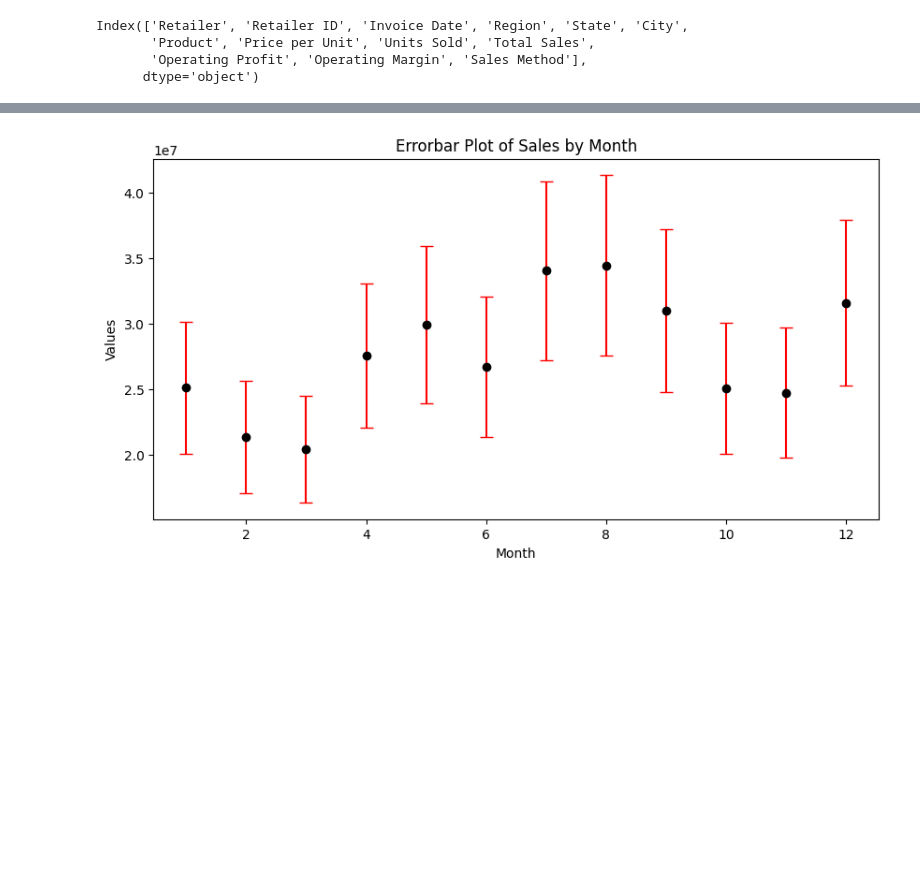
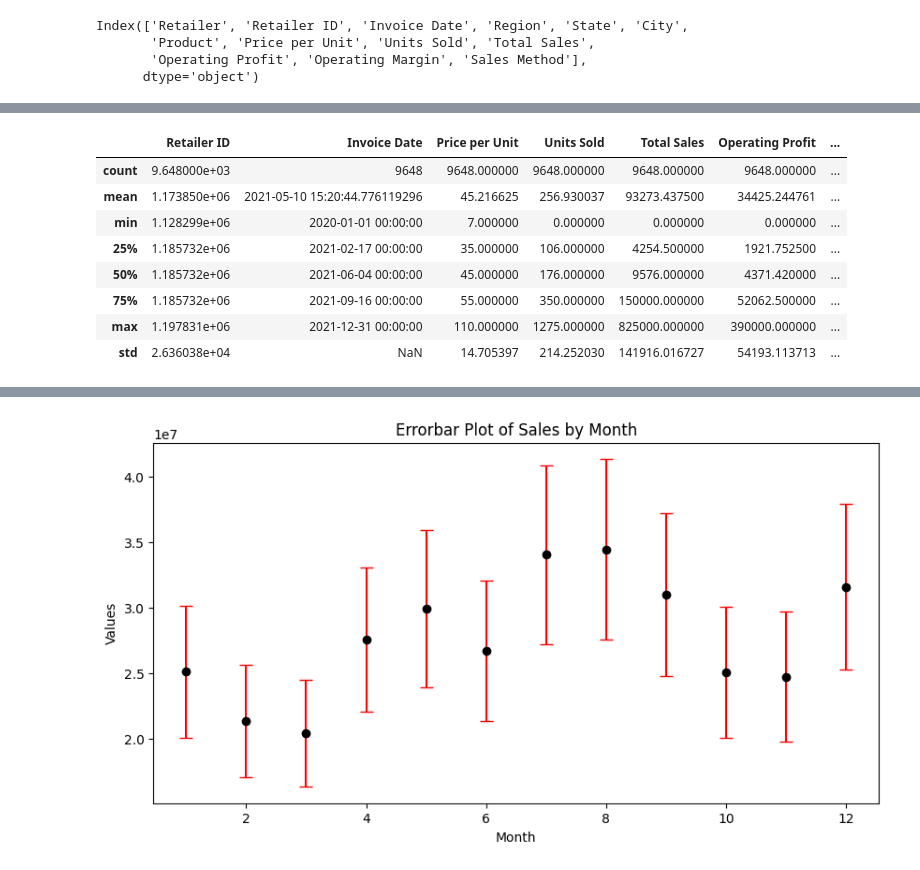
Before and after one commit to Lam2y/Data-Analytics, a Jupyter notebook: Datasets/Adidas/Addidas US Sales.ipynb, the cells around one changed output, grey strips where cells are left out. Saved outputs shown, nothing was run; the diff lists cells and outputs as text; code cells hidden in the pictures; blank space fills up the shorter version.

```diff
--- a/Datasets/Adidas/Addidas US Sales.ipynb
+++ b/Datasets/Adidas/Addidas US Sales.ipynb
@@ -107,0 +132,12 @@ NameError: name 'df' is not defined
+# %%
+df.describe()
+# %% [output]
+|  | Retailer ID | Invoice Date | Price per Unit | Units Sold | Total Sales | Operating Profit | ... |
+| count | 9.648000e+03 | 9648 | 9648.000000 | 9648.000000 | 9648.000000 | 9648.000000 | ... |
+| mean | 1.173850e+06 | 2021-05-10 15:20:44.776119296 | 45.216625 | 256.930037 | 93273.437500 | 34425.244761 | ... |
+| min | 1.128299e+06 | 2020-01-01 00:00:00 | 7.000000 | 0.000000 | 0.000000 | 0.000000 | ... |
+| 25% | 1.185732e+06 | 2021-02-17 00:00:00 | 35.000000 | 106.000000 | 4254.500000 | 1921.752500 | ... |
+| 50% | 1.185732e+06 | 2021-06-04 00:00:00 | 45.000000 | 176.000000 | 9576.000000 | 4371.420000 | ... |
+| 75% | 1.185732e+06 | 2021-09-16 00:00:00 | 55.000000 | 350.000000 | 150000.000000 | 52062.500000 | ... |
+| max | 1.197831e+06 | 2021-12-31 00:00:00 | 110.000000 | 1275.000000 | 825000.000000 | 390000.000000 | ... |
+| std | 2.636038e+04 | NaN | 14.705397 | 214.252030 | 141916.016727 | 54193.113713 | ... |
```
Also changed, not shown: parts of 7 cells of this notebook, 5 other files.
